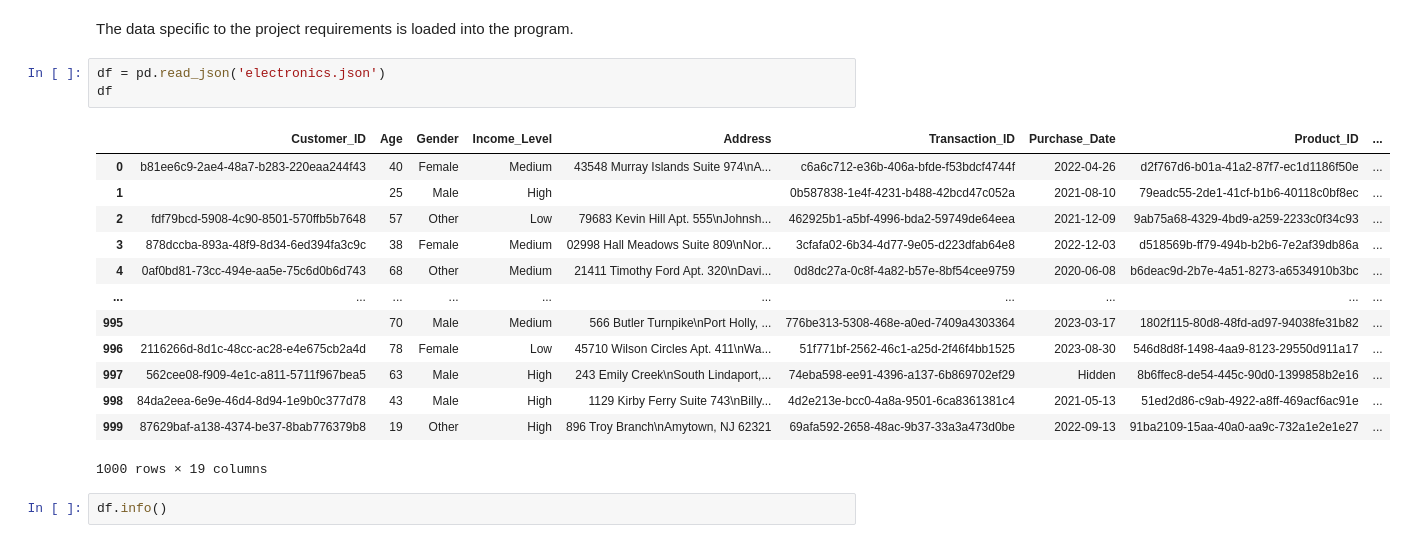
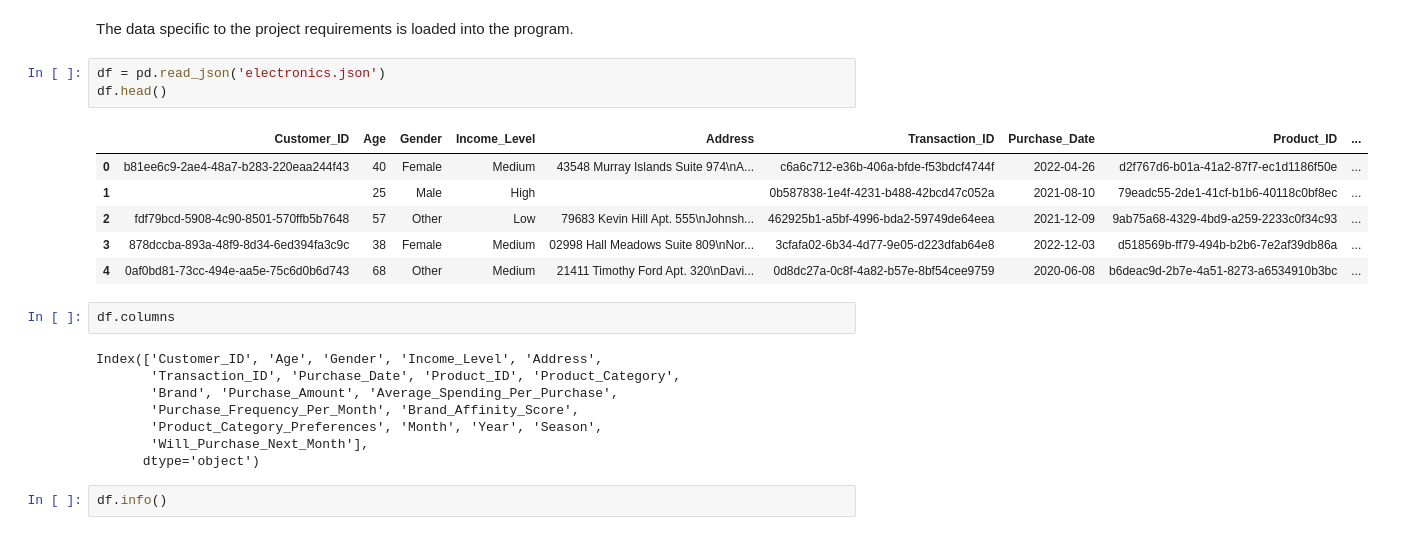
Before and after one commit to ApatheticMioz/electronics-sales-analysis-ml, a Jupyter notebook: project.ipynb, the cells around one changed output. Saved outputs shown, nothing was run; the diff lists cells and outputs as text.

```diff
--- a/project.ipynb
+++ b/project.ipynb
@@ -35,21 +35,24 @@ import seaborn as sns
 The data specific to the project requirements is loaded into the program.
 # %%
 df = pd.read_json('electronics.json')
-df
+df.head()
 # %% [output]
 |  | Customer_ID | Age | Gender | Income_Level | Address | Transaction_ID | Purchase_Date | Product_ID | ... |
 | 0 | b81ee6c9-2ae4-48a7-b283-220eaa244f43 | 40 | Female | Medium | 43548 Murray Islands Suite 974\nA... | c6a6c712-e36b-406a-bfde-f53bdcf4744f | 2022-04-26 | d2f767d6-b01a-41a2-87f7-ec1d1186f50e | ... |
 | 1 |  | 25 | Male | High |  | 0b587838-1e4f-4231-b488-42bcd47c052a | 2021-08-10 | 79eadc55-2de1-41cf-b1b6-40118c0bf8ec | ... |
 | 2 | fdf79bcd-5908-4c90-8501-570ffb5b7648 | 57 | Other | Low | 79683 Kevin Hill Apt. 555\nJohnsh... | 462925b1-a5bf-4996-bda2-59749de64eea | 2021-12-09 | 9ab75a68-4329-4bd9-a259-2233c0f34c93 | ... |
 | 3 | 878dccba-893a-48f9-8d34-6ed394fa3c9c | 38 | Female | Medium | 02998 Hall Meadows Suite 809\nNor... | 3cfafa02-6b34-4d77-9e05-d223dfab64e8 | 2022-12-03 | d518569b-ff79-494b-b2b6-7e2af39db86a | ... |
 | 4 | 0af0bd81-73cc-494e-aa5e-75c6d0b6d743 | 68 | Other | Medium | 21411 Timothy Ford Apt. 320\nDavi... | 0d8dc27a-0c8f-4a82-b57e-8bf54cee9759 | 2020-06-08 | b6deac9d-2b7e-4a51-8273-a6534910b3bc | ... |
-| ... | ... | ... | ... | ... | ... | ... | ... | ... | ... |
-| 995 |  | 70 | Male | Medium | 566 Butler Turnpike\nPort Holly, ... | 776be313-5308-468e-a0ed-7409a4303364 | 2023-03-17 | 1802f115-80d8-48fd-ad97-94038fe31b82 | ... |
-| 996 | 2116266d-8d1c-48cc-ac28-e4e675cb2a4d | 78 | Female | Low | 45710 Wilson Circles Apt. 411\nWa... | 51f771bf-2562-46c1-a25d-2f46f4bb1525 | 2023-08-30 | 546d8d8f-1498-4aa9-8123-29550d911a17 | ... |
-| 997 | 562cee08-f909-4e1c-a811-5711f967bea5 | 63 | Male | High | 243 Emily Creek\nSouth Lindaport,... | 74eba598-ee91-4396-a137-6b869702ef29 | Hidden | 8b6ffec8-de54-445c-90d0-1399858b2e16 | ... |
-| 998 | 84da2eea-6e9e-46d4-8d94-1e9b0c377d78 | 43 | Male | High | 1129 Kirby Ferry Suite 743\nBilly... | 4d2e213e-bcc0-4a8a-9501-6ca8361381c4 | 2021-05-13 | 51ed2d86-c9ab-4922-a8ff-469acf6ac91e | ... |
-| 999 | 87629baf-a138-4374-be37-8bab776379b8 | 19 | Other | High | 896 Troy Branch\nAmytown, NJ 62321 | 69afa592-2658-48ac-9b37-33a3a473d0be | 2022-09-13 | 91ba2109-15aa-40a0-aa9c-732a1e2e1e27 | ... |
-1000 rows × 19 columns
+# %%
+df.columns
+# %% [output]
+Index(['Customer_ID', 'Age', 'Gender', 'Income_Level', 'Address',
+       'Transaction_ID', 'Purchase_Date', 'Product_ID', 'Product_Category',
+       'Brand', 'Purchase_Amount', 'Average_Spending_Per_Purchase',
+       'Purchase_Frequency_Per_Month', 'Brand_Affinity_Score',
+       'Product_Category_Preferences', 'Month', 'Year', 'Season',
+       'Will_Purchase_Next_Month'],
+      dtype='object')
 # %%
 df.info()
 # %% [output]
```
Also changed, not shown: parts of 10 cells of this notebook.
